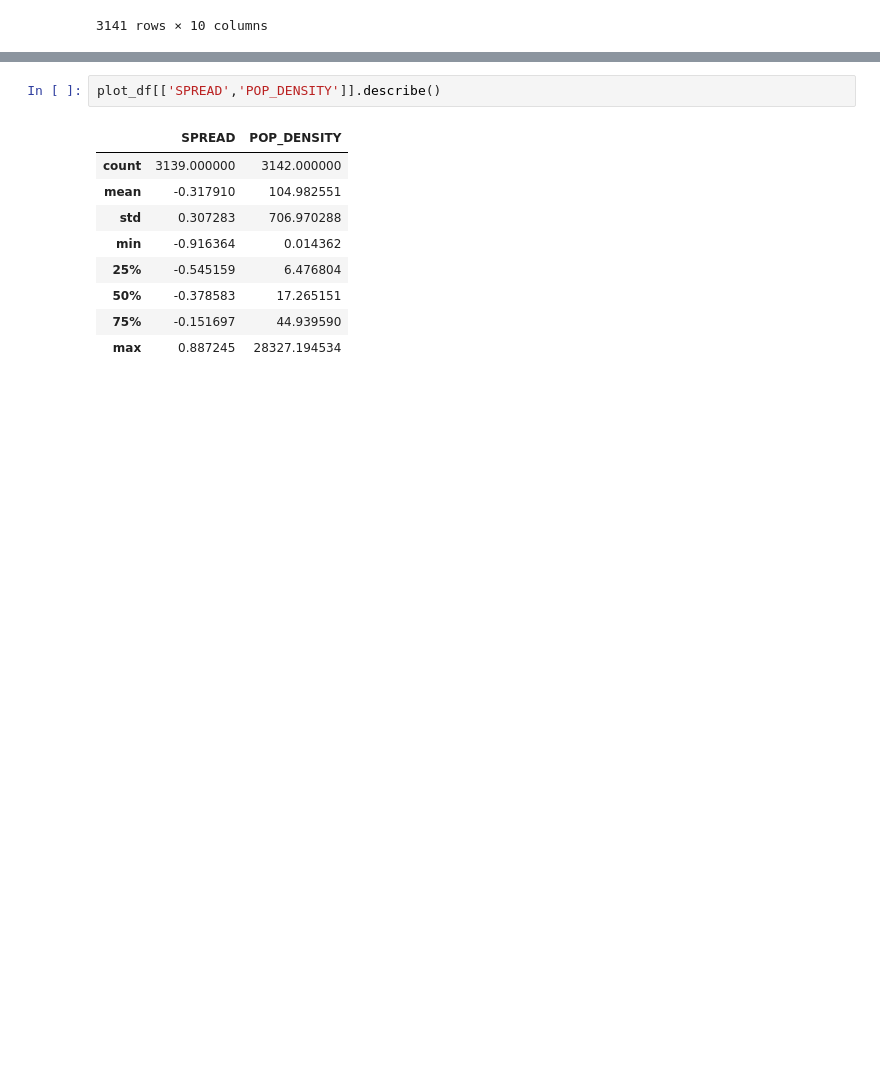
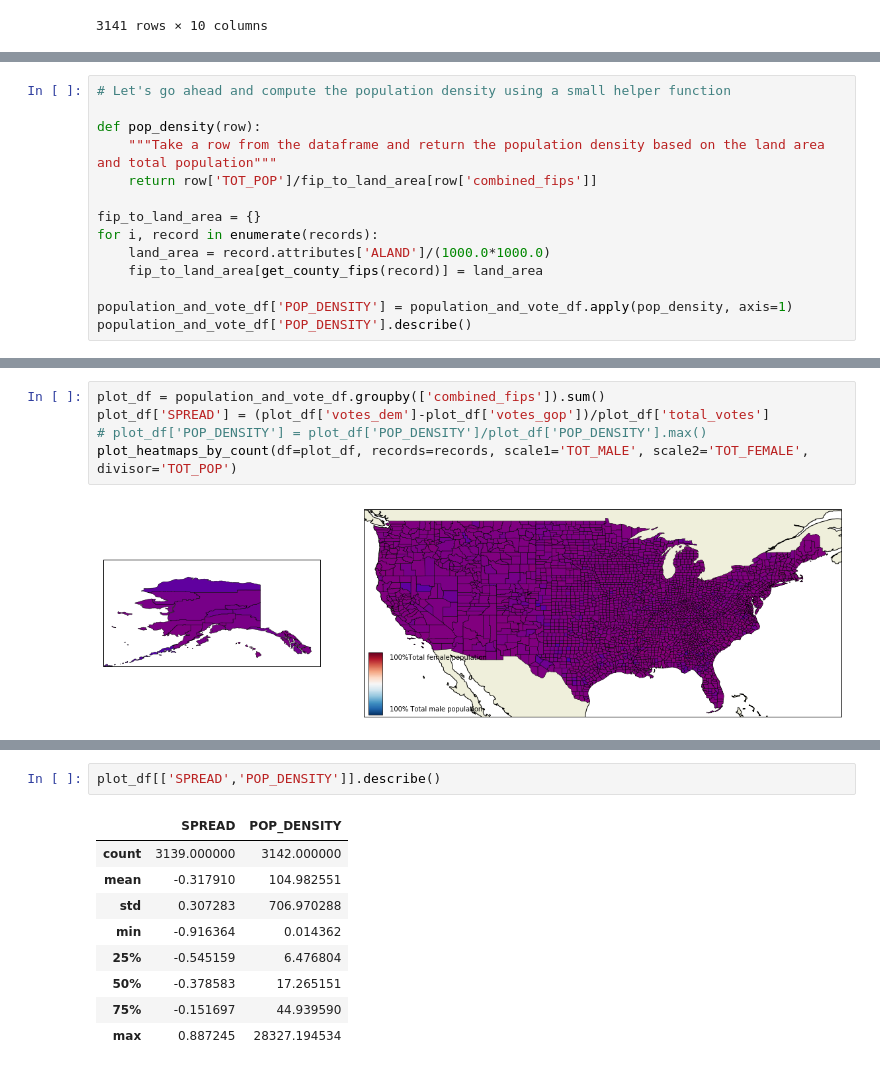
Before and after one commit to arjology/data_science, a Jupyter notebook: US voting and census.ipynb, the cells around one changed output, grey strips where cells are left out. Drawn from its saved outputs; the diff is of its cells as text; blank space fills up the shorter version.

```diff
--- a/US voting and census.ipynb
+++ b/US voting and census.ipynb
@@ -1057,0 +843,14 @@ g = sns.scatterplot(x='TOT_FEMALE', y='SPREAD', data=plot_df, size='POP_DENSITY'
+# %%
+# Let's go ahead and compute the population density using a small helper function
+
+def pop_density(row):
+    """Take a row from the dataframe and return the population density based on the land area and total population"""
+    return row['TOT_POP']/fip_to_land_area[row['combined_fips']]
+
+fip_to_land_area = {}
+for i, record in enumerate(records):
+    land_area = record.attributes['ALAND']/(1000.0*1000.0)
+    fip_to_land_area[get_county_fips(record)] = land_area
+
+population_and_vote_df['POP_DENSITY'] = population_and_vote_df.apply(pop_density, axis=1)
+population_and_vote_df['POP_DENSITY'].describe()
@@ -1057,0 +948,7 @@ g = sns.scatterplot(x='TOT_FEMALE', y='SPREAD', data=plot_df, size='POP_DENSITY'
+# %%
+plot_df = population_and_vote_df.groupby(['combined_fips']).sum()
+plot_df['SPREAD'] = (plot_df['votes_dem']-plot_df['votes_gop'])/plot_df['total_votes']
+# plot_df['POP_DENSITY'] = plot_df['POP_DENSITY']/plot_df['POP_DENSITY'].max()
+plot_heatmaps_by_count(df=plot_df, records=records, scale1='TOT_MALE', scale2='TOT_FEMALE', divisor='TOT_POP')
+# %% [output]
+[figure, added]
```
Also changed, not shown: parts of 79 cells of this notebook, 3 other files.
